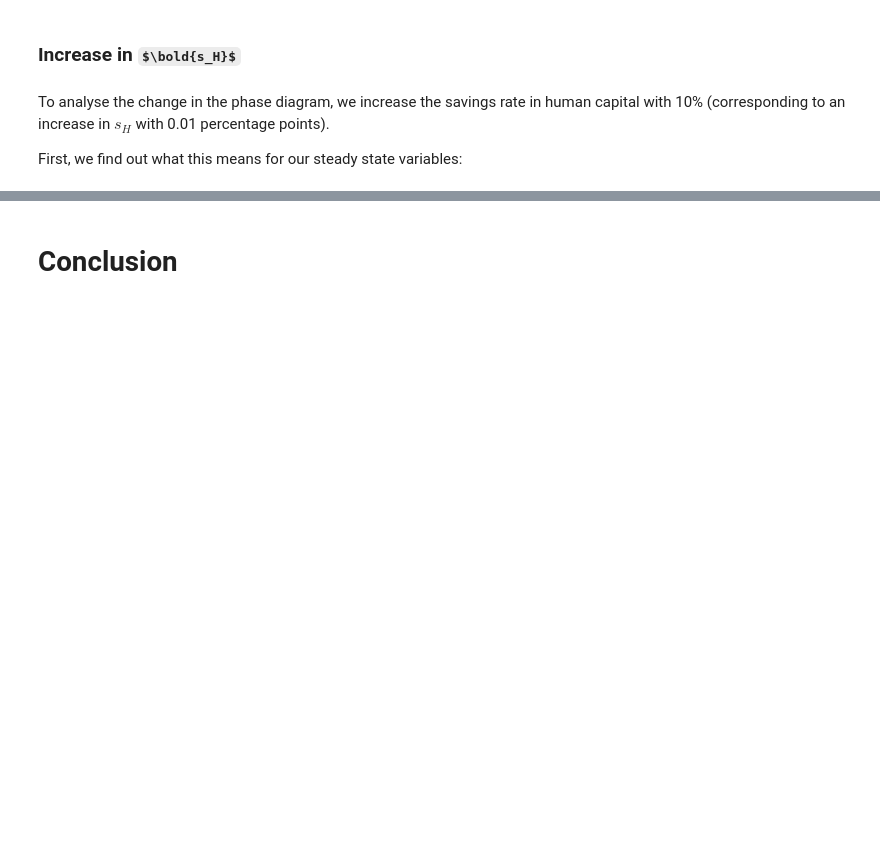
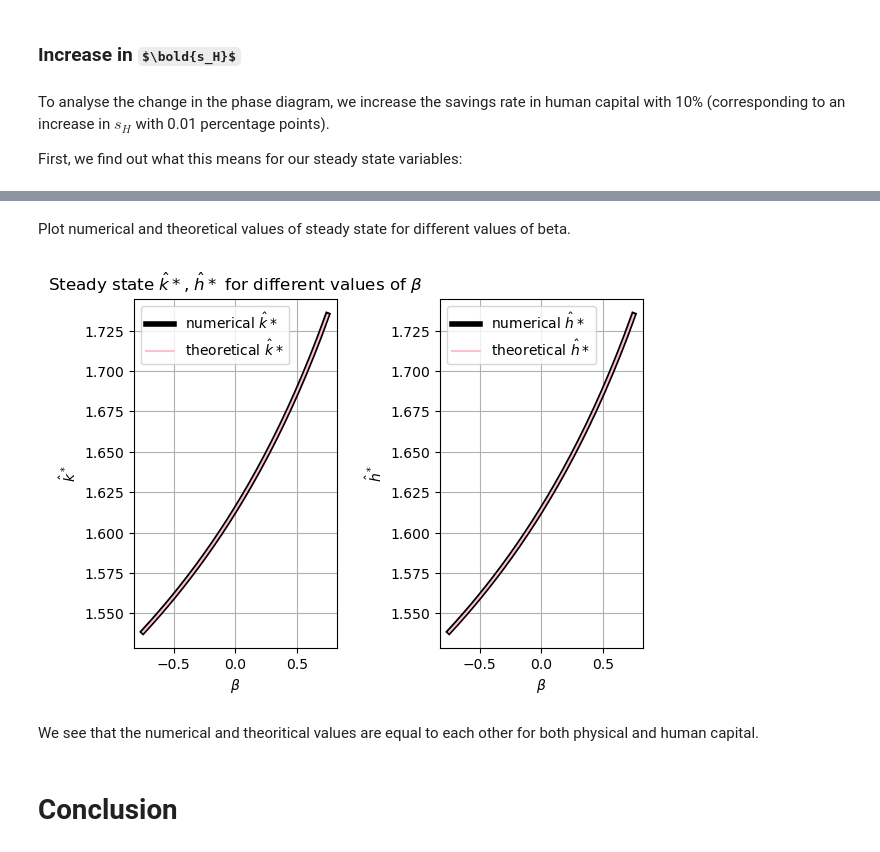
Before and after one commit to NumEconCopenhagen/projects-2023-helene-and-cecilie-class-3, a Jupyter notebook: modelproject/modelproject.ipynb, the cells around one changed output, grey strips where cells are left out. Cells and saved outputs as stored; diff of their text form; code cells hidden in the pictures; some formulas as TeX source; blank space fills up the shorter version.

```diff
--- a/modelproject/modelproject.ipynb
+++ b/modelproject/modelproject.ipynb
@@ -477,3 +553,48 @@ We solve this
+# %%
+# compute theoretical values of steady state
+def theoretical_ss_CES(sK, sH, delta, g, n, alpha, varphi, beta):
+    if beta == 0:
+        k_star = ((sK**(1-varphi)*sH**varphi)/(n+g+delta+n*g))**(1/(1-alpha-varphi))
+        h_star = ((sK**alpha*sH**(1-alpha))/(n+g+delta+n*g))**(1/(1-alpha-varphi))
+    else:
+        k_star = ((1-alpha-varphi)/(((n+g+delta+n*g)/sK)**beta-varphi*(sH/sK)**beta-alpha))**(1/beta)
+        h_star = ((1-alpha-varphi)/(((n+g+delta+n*g)/sH)**beta-alpha*(sK/sH)**beta-varphi))**(1/beta)
+    return k_star, h_star
+
+k_star_theoretical = np.zeros(len(betas))
+h_star_theoretical = np.zeros(len(betas))
+
+for i, beta in enumerate(betas):
+    k_star, h_star = theoretical_ss_CES(sK, sH, delta, g, n, alpha, varphi, beta)
+    k_star_theoretical[i] = k_star
+    h_star_theoretical[i] = h_star
+# %% [markdown]
+Plot numerical and theoretical values of steady state for different values of beta.
+# %%
+# create figure
+fig = plt.figure()
+# create plot
+ax = fig.add_subplot(1, 2, 1)
+plt.plot(betas, ss_k_CES, color='black',label= 'numerical $\hat{k}*$', lw='4')
+plt.plot(betas, k_star_theoretical, color='pink', label= 'theoretical $\hat{k}*$')
+plt.xlabel(r'$\beta$')
+plt.ylabel(r'$\hat{k}^*$')
+plt.legend()
+plt.grid(True)
+plt.title(r'Steady state $\hat{k}*$, $\hat{h}*$ for different values of $\beta$');
+
+ax = fig.add_subplot(1, 2, 2)
+plt.plot(betas, ss_h_CES, color='black',label= 'numerical $\hat{h}*$', lw='4', ms=8)
+plt.plot(betas, h_star_theoretical, color='pink', label= 'theoretical $\hat{h}*$')
+plt.xlabel(r'$\beta$')
+plt.ylabel(r'$\hat{h}^*$')
+plt.legend()
+plt.grid(True)
+fig.tight_layout(pad=2.0)
+# %% [output]
+[figure, added]
+# %% [markdown]
+We see that the numerical and theoritical values are equal to each other for both physical and human capital.
 # %% [markdown]
 # Conclusion
 # %% [markdown]
```
Also changed, not shown: parts of 25 cells of this notebook.
